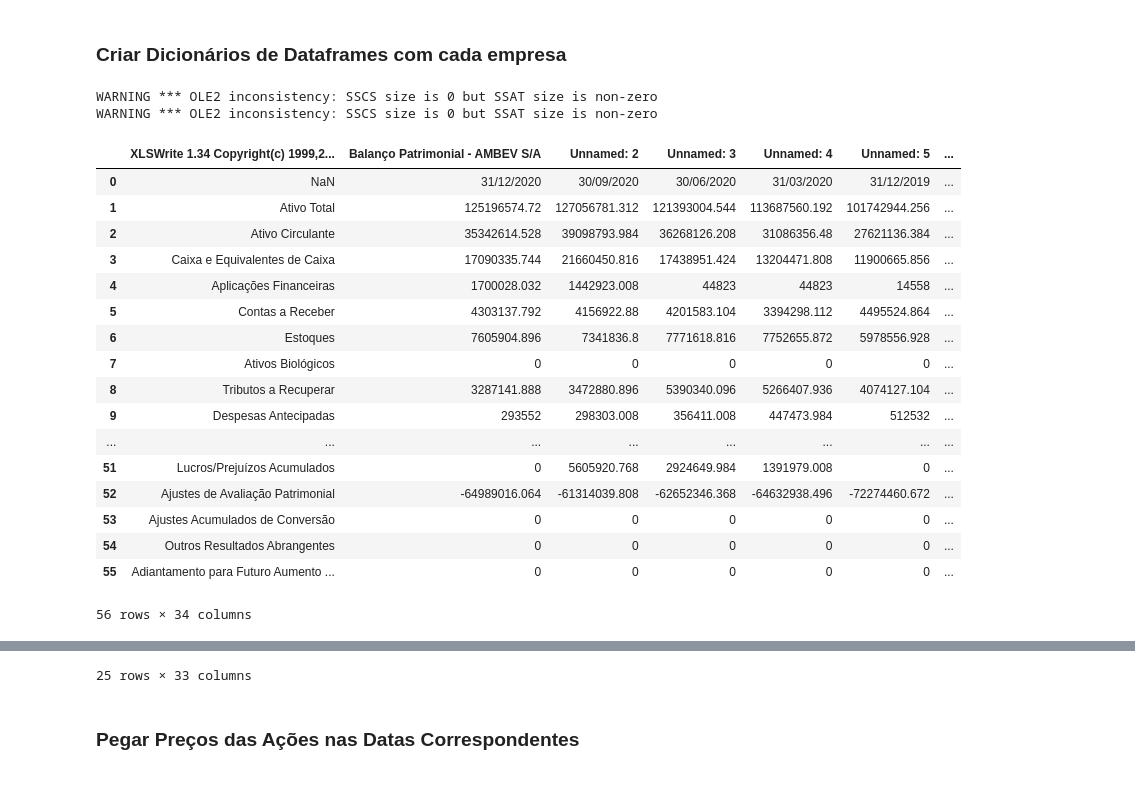
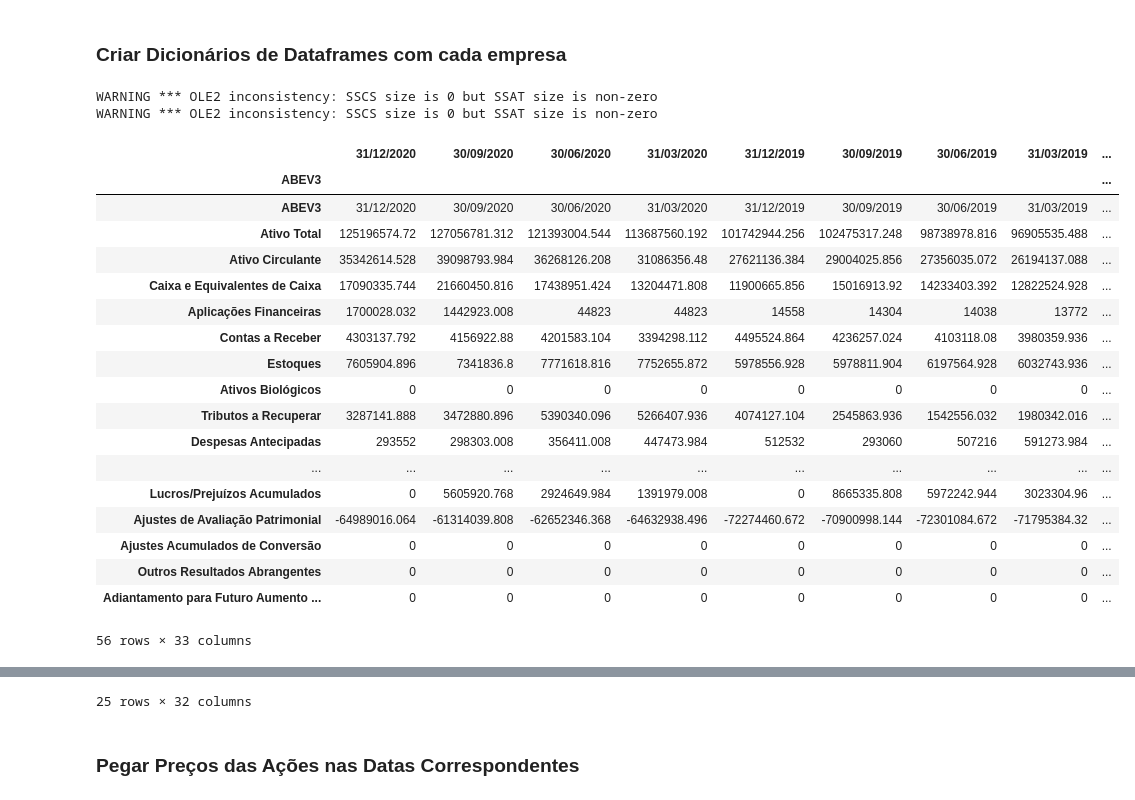
Before and after one commit to Alneide/Analise-de-acoes, a Jupyter notebook: Arquivo Inicial.ipynb, the cells around one changed output, grey strips where cells are left out. Drawn from its saved outputs; the diff is of its cells as text; code cells hidden in the pictures.

```diff
--- a/Arquivo Inicial.ipynb
+++ b/Arquivo Inicial.ipynb
@@ -8,44 +8,59 @@
 # %%
 import pandas as pd
 import os
 
 empresas = ["ABEV3", "AZUL4", "BTOW3", "B3SA3", "BBSE3", "BRML3", "BBDC4", "BRAP4", "BBAS3", "BRKM5", "BRFS3", "BPAC11", "CRFB3", "CCRO3", "CMIG4", "HGTX3", "CIEL3", "COGN3", "CPLE6", "CSAN3", "CPFE3", "CVCB3", "CYRE3", "ECOR3", "ELET6", "EMBR3", "ENBR3", "ENGI11", "ENEV3", "EGIE3", "EQTL3", "EZTC3", "FLRY3", "GGBR4", "GOAU4", "GOLL4", "NTCO3", "HAPV3", "HYPE3", "IGTA3", "GNDI3", "ITSA4", "ITUB4", "JBSS3", "JHSF3", "KLBN11", "RENT3", "LCAM3", "LAME4", "LREN3", "MGLU3", "MRFG3", "BEEF3", "MRVE3", "MULT3", "PCAR3", "PETR4", "BRDT3", "PRIO3", "QUAL3", "RADL3", "RAIL3", "SBSP3", "SANB11", "CSNA3", "SULA11", "SUZB3", "TAEE11", "VIVT3", "TIMS3", "TOTS3", "UGPA3", "USIM5", "VALE3", "VVAR3", "WEGE3", "YDUQ3"]
 
 # fundamentos = {
 #      "ABEV3": balanco_dre_abev3,
 #      "MGLU3": balanco_dre_mglu3
 # }
 fundamentos = {}
 arquivos = os.listdir("balancos")
 for arquivo in arquivos:
     nome = arquivo[-9:-4]
     if "11" in nome:
         nome = arquivo[-10:-4]
     if nome in empresas:
         # pegar o balanco daquela empresa
         balanco = pd.read_excel(f"balancos/{arquivo}" , sheet_name=0)
+        # na primeira coluna colucar o t´tulo com o nome da empresa
+        balanco.iloc[0, 0] = nome
+        # pegar a primeira linha e tornar um cebeçalho
+        balanco.columns = balanco.iloc[0]
+        balanco = balanco[0:]
+        # tornar  aprimeira coluna ( que agora tem o nome da empresa)
+        balanco = balanco.set_index(nome)
         dre = pd.read_excel(f"balancos/{arquivo}", sheet_name=1)
+        # na primeira coluna colucar o t´tulo com o nome da empresa
+        dre.iloc[0, 0] = nome
+        # pegar a primeira linha e tornar um cebeçalho
+        dre.columns = dre.iloc[0]
+        dre = dre[0:]
+        # tornar  aprimeira coluna ( que agora tem o nome da empresa)
+        dre = dre.set_index(nome)
         display(balanco)
         display(dre)
         break
 # %% [output]
 WARNING *** OLE2 inconsistency: SSCS size is 0 but SSAT size is non-zero
 WARNING *** OLE2 inconsistency: SSCS size is 0 but SSAT size is non-zero
-|  | XLSWrite 1.34 Copyright(c) 1999,2... | Balanço Patrimonial - AMBEV S/A | Unnamed: 2 | Unnamed: 3 | Unnamed: 4 | Unnamed: 5 | ... |
-| 0 | NaN | 31/12/2020 | 30/09/2020 | 30/06/2020 | 31/03/2020 | 31/12/2019 | ... |
-| 1 | Ativo Total | 125196574.72 | 127056781.312 | 121393004.544 | 113687560.192 | 101742944.256 | ... |
-| 2 | Ativo Circulante | 35342614.528 | 39098793.984 | 36268126.208 | 31086356.48 | 27621136.384 | ... |
-| 3 | Caixa e Equivalentes de Caixa | 17090335.744 | 21660450.816 | 17438951.424 | 13204471.808 | 11900665.856 | ... |
-| 4 | Aplicações Financeiras | 1700028.032 | 1442923.008 | 44823 | 44823 | 14558 | ... |
-| 5 | Contas a Receber | 4303137.792 | 4156922.88 | 4201583.104 | 3394298.112 | 4495524.864 | ... |
-| 6 | Estoques | 7605904.896 | 7341836.8 | 7771618.816 | 7752655.872 | 5978556.928 | ... |
-| 7 | Ativos Biológicos | 0 | 0 | 0 | 0 | 0 | ... |
-| 8 | Tributos a Recuperar | 3287141.888 | 3472880.896 | 5390340.096 | 5266407.936 | 4074127.104 | ... |
-| 9 | Despesas Antecipadas | 293552 | 298303.008 | 356411.008 | 447473.984 | 512532 | ... |
-| ... | ... | ... | ... | ... | ... | ... | ... |
-| 51 | Lucros/Prejuízos Acumulados | 0 | 5605920.768 | 2924649.984 | 1391979.008 | 0 | ... |
-| 52 | Ajustes de Avaliação Patrimonial | -64989016.064 | -61314039.808 | -62652346.368 | -64632938.496 | -72274460.672 | ... |
-| 53 | Ajustes Acumulados de Conversão | 0 | 0 | 0 | 0 | 0 | ... |
-| 54 | Outros Resultados Abrangentes | 0 | 0 | 0 | 0 | 0 | ... |
-| 55 | Adiantamento para Futuro Aumento ... | 0 | 0 | 0 | 0 | 0 | ... |
+|  | 31/12/2020 | 30/09/2020 | 30/06/2020 | 31/03/2020 | 31/12/2019 | 30/09/2019 | 30/06/2019 | 31/03/2019 | ... |
+| ABEV3 |  |  |  |  |  |  |  |  | ... |
+| ABEV3 | 31/12/2020 | 30/09/2020 | 30/06/2020 | 31/03/2020 | 31/12/2019 | 30/09/2019 | 30/06/2019 | 31/03/2019 | ... |
+| Ativo Total | 125196574.72 | 127056781.312 | 121393004.544 | 113687560.192 | 101742944.256 | 102475317.248 | 98738978.816 | 96905535.488 | ... |
+| Ativo Circulante | 35342614.528 | 39098793.984 | 36268126.208 | 31086356.48 | 27621136.384 | 29004025.856 | 27356035.072 | 26194137.088 | ... |
+| Caixa e Equivalentes de Caixa | 17090335.744 | 21660450.816 | 17438951.424 | 13204471.808 | 11900665.856 | 15016913.92 | 14233403.392 | 12822524.928 | ... |
+| Aplicações Financeiras | 1700028.032 | 1442923.008 | 44823 | 44823 | 14558 | 14304 | 14038 | 13772 | ... |
+| Contas a Receber | 4303137.792 | 4156922.88 | 4201583.104 | 3394298.112 | 4495524.864 | 4236257.024 | 4103118.08 | 3980359.936 | ... |
+| Estoques | 7605904.896 | 7341836.8 | 7771618.816 | 7752655.872 | 5978556.928 | 5978811.904 | 6197564.928 | 6032743.936 | ... |
+| Ativos Biológicos | 0 | 0 | 0 | 0 | 0 | 0 | 0 | 0 | ... |
+| Tributos a Recuperar | 3287141.888 | 3472880.896 | 5390340.096 | 5266407.936 | 4074127.104 | 2545863.936 | 1542556.032 | 1980342.016 | ... |
+| Despesas Antecipadas | 293552 | 298303.008 | 356411.008 | 447473.984 | 512532 | 293060 | 507216 | 591273.984 | ... |
+| ... | ... | ... | ... | ... | ... | ... | ... | ... | ... |
+| Lucros/Prejuízos Acumulados | 0 | 5605920.768 | 2924649.984 | 1391979.008 | 0 | 8665335.808 | 5972242.944 | 3023304.96 | ... |
+| Ajustes de Avaliação Patrimonial | -64989016.064 | -61314039.808 | -62652346.368 | -64632938.496 | -72274460.672 | -70900998.144 | -72301084.672 | -71795384.32 | ... |
+| Ajustes Acumulados de Conversão | 0 | 0 | 0 | 0 | 0 | 0 | 0 | 0 | ... |
+| Outros Resultados Abrangentes | 0 | 0 | 0 | 0 | 0 | 0 | 0 | 0 | ... |
+| Adiantamento para Futuro Aumento ... | 0 | 0 | 0 | 0 | 0 | 0 | 0 | 0 | ... |
-56 rows × 34 columns
+56 rows × 33 columns
@@ -69,4 +85,4 @@ WARNING *** OLE2 inconsistency: SSCS size is 0 but SSAT size is non-zero
-25 rows × 33 columns
+25 rows × 32 columns
 # %% [markdown]
 ### Pegar Preços das Ações nas Datas Correspondentes
 # %% [markdown]
```
Also changed, not shown: parts of 1 cell of this notebook.
